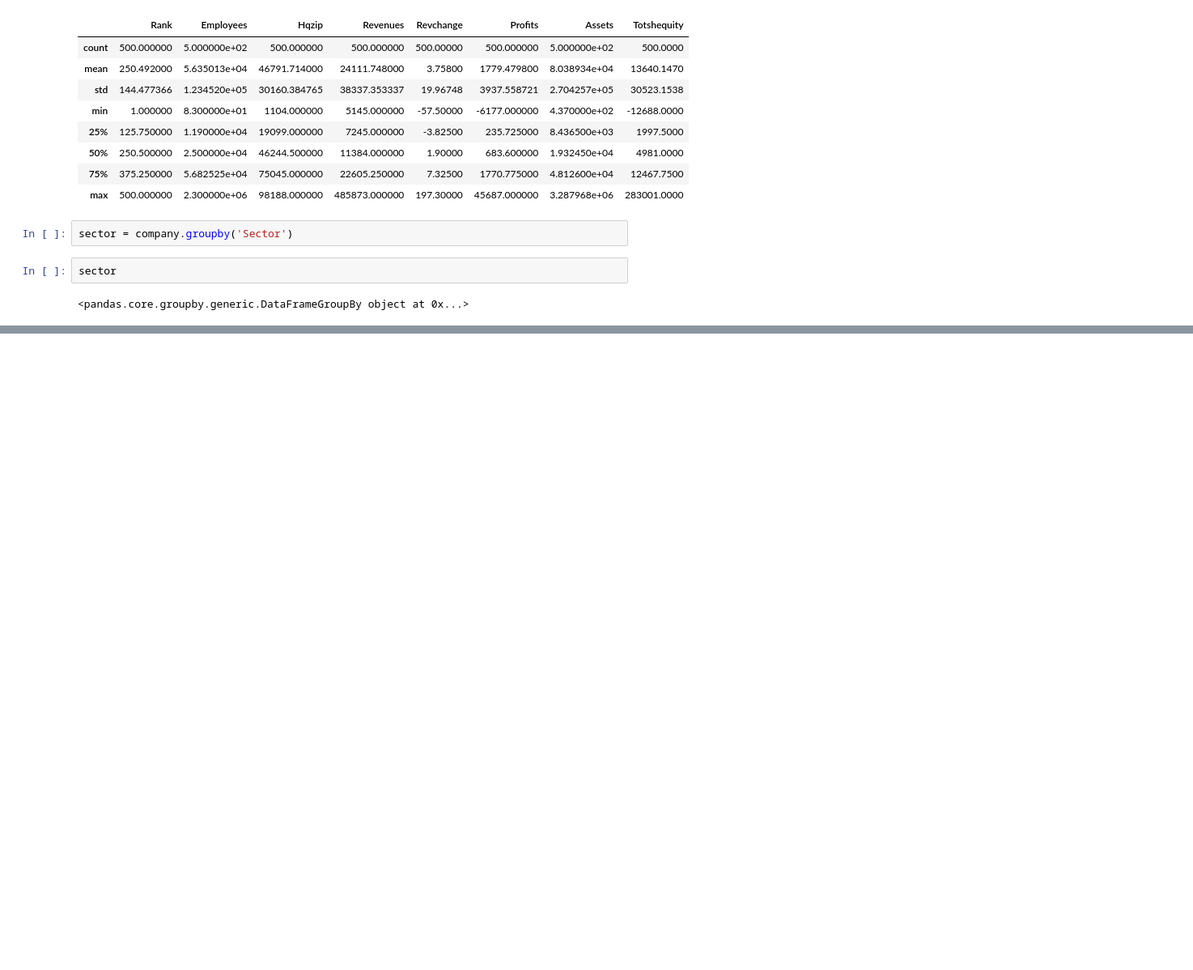
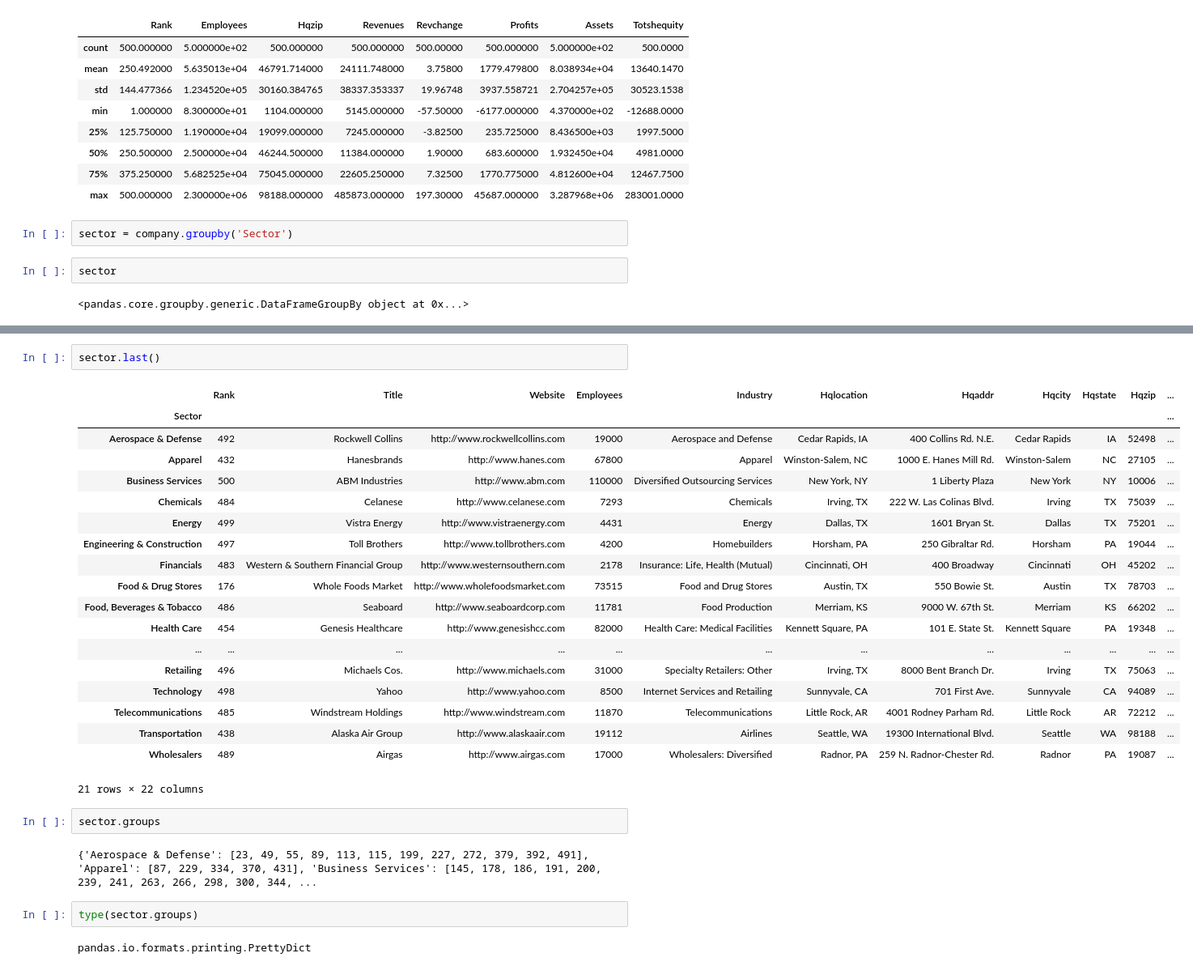
Before and after one commit to dailycodeminskole/FEB_DS_7AM, a Jupyter notebook: 56_GroupBy.ipynb, the cells around one changed output, grey strips where cells are left out. Shown: that part at 81% size. Saved outputs shown, nothing was run; the diff lists cells and outputs as text; blank space fills up the shorter version.

```diff
--- a/56_GroupBy.ipynb
+++ b/56_GroupBy.ipynb
@@ -47,0 +110,30 @@ sector
+# %%
+sector.last()
+# %% [output]
+|  | Rank | Title | Website | Employees | Industry | Hqlocation | Hqaddr | Hqcity | Hqstate | Hqzip | ... |
+| Sector |  |  |  |  |  |  |  |  |  |  | ... |
+| Aerospace & Defense | 492 | Rockwell Collins | http://www.rockwellcollins.com | 19000 | Aerospace and Defense | Cedar Rapids, IA | 400 Collins Rd. N.E. | Cedar Rapids | IA | 52498 | ... |
+| Apparel | 432 | Hanesbrands | http://www.hanes.com | 67800 | Apparel | Winston-Salem, NC | 1000 E. Hanes Mill Rd. | Winston-Salem | NC | 27105 | ... |
+| Business Services | 500 | ABM Industries | http://www.abm.com | 110000 | Diversified Outsourcing Services | New York, NY | 1 Liberty Plaza | New York | NY | 10006 | ... |
+| Chemicals | 484 | Celanese | http://www.celanese.com | 7293 | Chemicals | Irving, TX | 222 W. Las Colinas Blvd. | Irving | TX | 75039 | ... |
+| Energy | 499 | Vistra Energy | http://www.vistraenergy.com | 4431 | Energy | Dallas, TX | 1601 Bryan St. | Dallas | TX | 75201 | ... |
+| Engineering & Construction | 497 | Toll Brothers | http://www.tollbrothers.com | 4200 | Homebuilders | Horsham, PA | 250 Gibraltar Rd. | Horsham | PA | 19044 | ... |
+| Financials | 483 | Western & Southern Financial Group | http://www.westernsouthern.com | 2178 | Insurance: Life, Health (Mutual) | Cincinnati, OH | 400 Broadway | Cincinnati | OH | 45202 | ... |
+| Food & Drug Stores | 176 | Whole Foods Market | http://www.wholefoodsmarket.com | 73515 | Food and Drug Stores | Austin, TX | 550 Bowie St. | Austin | TX | 78703 | ... |
+| Food, Beverages & Tobacco | 486 | Seaboard | http://www.seaboardcorp.com | 11781 | Food Production | Merriam, KS | 9000 W. 67th St. | Merriam | KS | 66202 | ... |
+| Health Care | 454 | Genesis Healthcare | http://www.genesishcc.com | 82000 | Health Care: Medical Facilities | Kennett Square, PA | 101 E. State St. | Kennett Square | PA | 19348 | ... |
+| ... | ... | ... | ... | ... | ... | ... | ... | ... | ... | ... | ... |
+| Retailing | 496 | Michaels Cos. | http://www.michaels.com | 31000 | Specialty Retailers: Other | Irving, TX | 8000 Bent Branch Dr. | Irving | TX | 75063 | ... |
+| Technology | 498 | Yahoo | http://www.yahoo.com | 8500 | Internet Services and Retailing | Sunnyvale, CA | 701 First Ave. | Sunnyvale | CA | 94089 | ... |
+| Telecommunications | 485 | Windstream Holdings | http://www.windstream.com | 11870 | Telecommunications | Little Rock, AR | 4001 Rodney Parham Rd. | Little Rock | AR | 72212 | ... |
+| Transportation | 438 | Alaska Air Group | http://www.alaskaair.com | 19112 | Airlines | Seattle, WA | 19300 International Blvd. | Seattle | WA | 98188 | ... |
+| Wholesalers | 489 | Airgas | http://www.airgas.com | 17000 | Wholesalers: Diversified | Radnor, PA | 259 N. Radnor-Chester Rd. | Radnor | PA | 19087 | ... |
+21 rows × 22 columns
+# %%
+sector.groups
+# %% [output]
+{'Aerospace & Defense': [23, 49, 55, 89, 113, 115, 199, 227, 272, 379, 392, 491], 'Apparel': [87, 229, 334, 370, 431], 'Business Services': [145, 178, 186, 191, 200, 239, 241, 263, 266, 298, 300, 344, ...
+# %%
+type(sector.groups)
+# %% [output]
+pandas.io.formats.printing.PrettyDict
```
Also changed, not shown: parts of 10 cells of this notebook, 1 other file.
